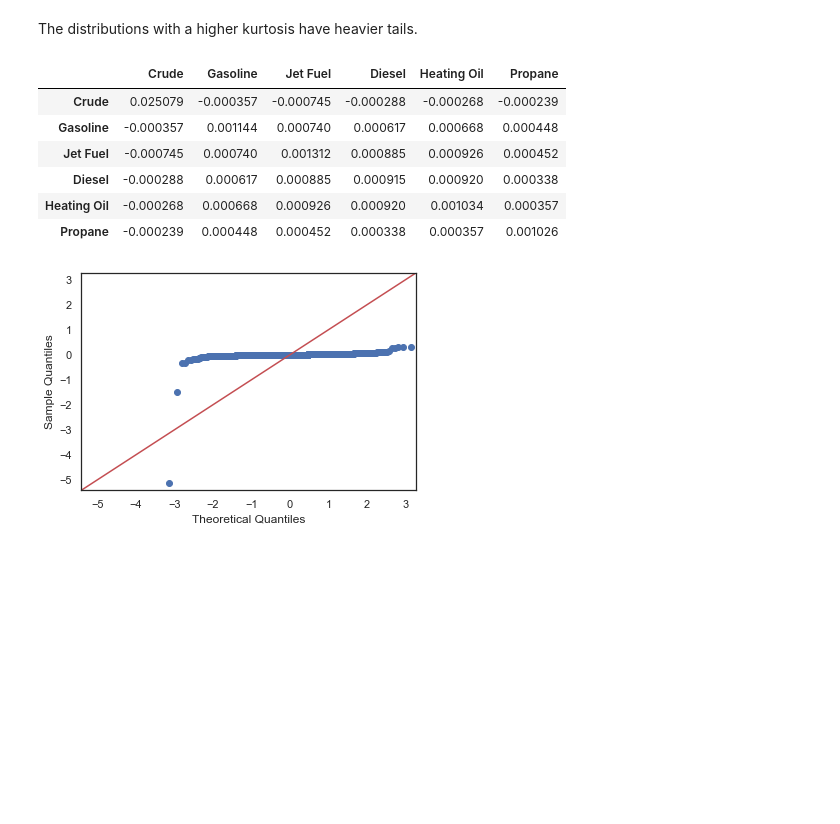
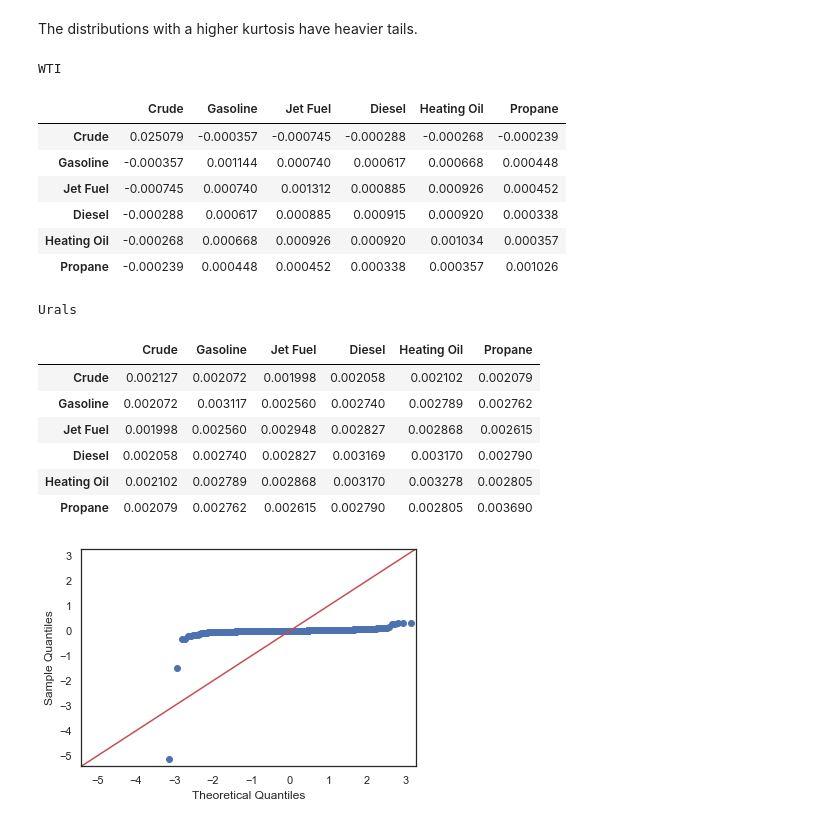
Before and after one commit to timdanilov/capstone-project, a Jupyter notebook: capstone.ipynb, the cells around one changed output. Cells and saved outputs as stored; diff of their text form; code cells hidden in the pictures; blank space fills up the shorter version.

```diff
--- a/capstone.ipynb
+++ b/capstone.ipynb
@@ -441,15 +530,24 @@ stat_metrics
 # %% [markdown]
 The distributions with a higher kurtosis have heavier tails.
-# %%
-wti_returns_df.cov()
-# %% [output]
-|  | Crude | Gasoline | Jet Fuel | Diesel | Heating Oil | Propane |
-| Crude | 0.025079 | -0.000357 | -0.000745 | -0.000288 | -0.000268 | -0.000239 |
-| Gasoline | -0.000357 | 0.001144 | 0.000740 | 0.000617 | 0.000668 | 0.000448 |
-| Jet Fuel | -0.000745 | 0.000740 | 0.001312 | 0.000885 | 0.000926 | 0.000452 |
-| Diesel | -0.000288 | 0.000617 | 0.000885 | 0.000915 | 0.000920 | 0.000338 |
-| Heating Oil | -0.000268 | 0.000668 | 0.000926 | 0.000920 | 0.001034 | 0.000357 |
-| Propane | -0.000239 | 0.000448 | 0.000452 | 0.000338 | 0.000357 | 0.001026 |
+# %%
+calc_covariance([wti_returns_df, urals_returns_df])
+# %% [output]
+WTI
+|  | Crude | Gasoline | Jet Fuel | Diesel | Heating Oil | Propane |
+| Crude | 0.025079 | -0.000357 | -0.000745 | -0.000288 | -0.000268 | -0.000239 |
+| Gasoline | -0.000357 | 0.001144 | 0.000740 | 0.000617 | 0.000668 | 0.000448 |
+| Jet Fuel | -0.000745 | 0.000740 | 0.001312 | 0.000885 | 0.000926 | 0.000452 |
+| Diesel | -0.000288 | 0.000617 | 0.000885 | 0.000915 | 0.000920 | 0.000338 |
+| Heating Oil | -0.000268 | 0.000668 | 0.000926 | 0.000920 | 0.001034 | 0.000357 |
+| Propane | -0.000239 | 0.000448 | 0.000452 | 0.000338 | 0.000357 | 0.001026 |
+Urals
+|  | Crude | Gasoline | Jet Fuel | Diesel | Heating Oil | Propane |
+| Crude | 0.002127 | 0.002072 | 0.001998 | 0.002058 | 0.002102 | 0.002079 |
+| Gasoline | 0.002072 | 0.003117 | 0.002560 | 0.002740 | 0.002789 | 0.002762 |
+| Jet Fuel | 0.001998 | 0.002560 | 0.002948 | 0.002827 | 0.002868 | 0.002615 |
+| Diesel | 0.002058 | 0.002740 | 0.002827 | 0.003169 | 0.003170 | 0.002790 |
+| Heating Oil | 0.002102 | 0.002789 | 0.002868 | 0.003170 | 0.003278 | 0.002805 |
+| Propane | 0.002079 | 0.002762 | 0.002615 | 0.002790 | 0.002805 | 0.003690 |
 # %%
 # Plot Q-Q plot
 fig = sm.qqplot(wti_returns_df['Crude'], line='45')
```
Also changed, not shown: parts of 23 cells of this notebook, 1 other file.
